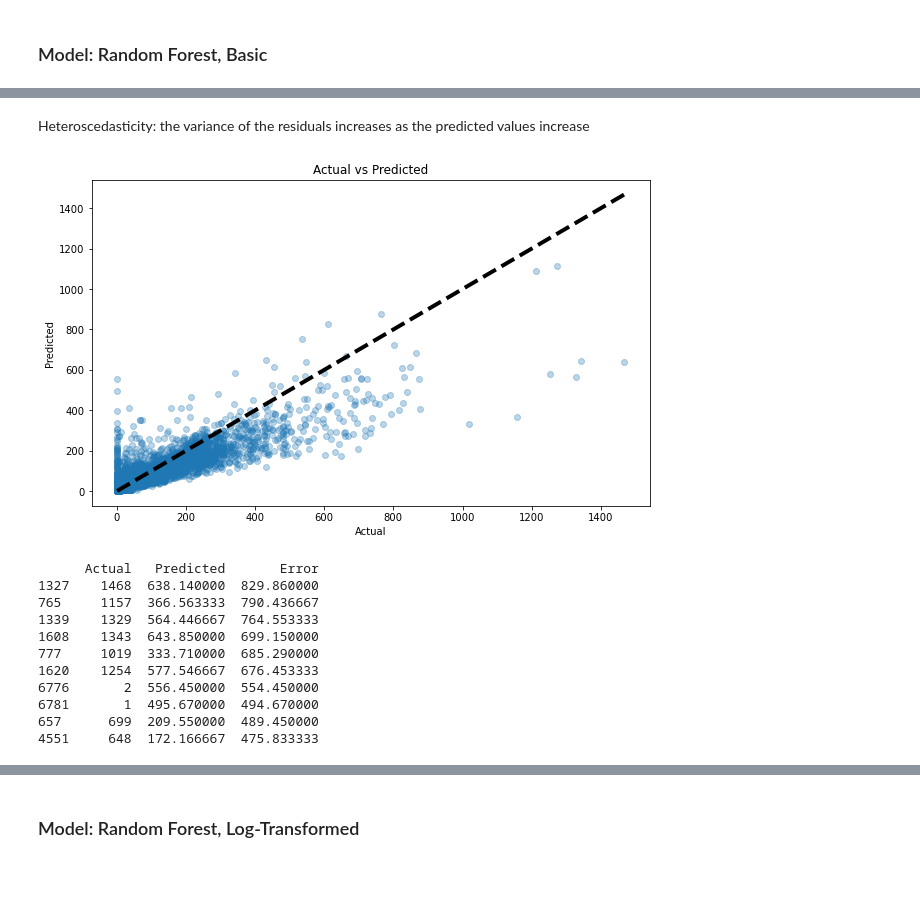
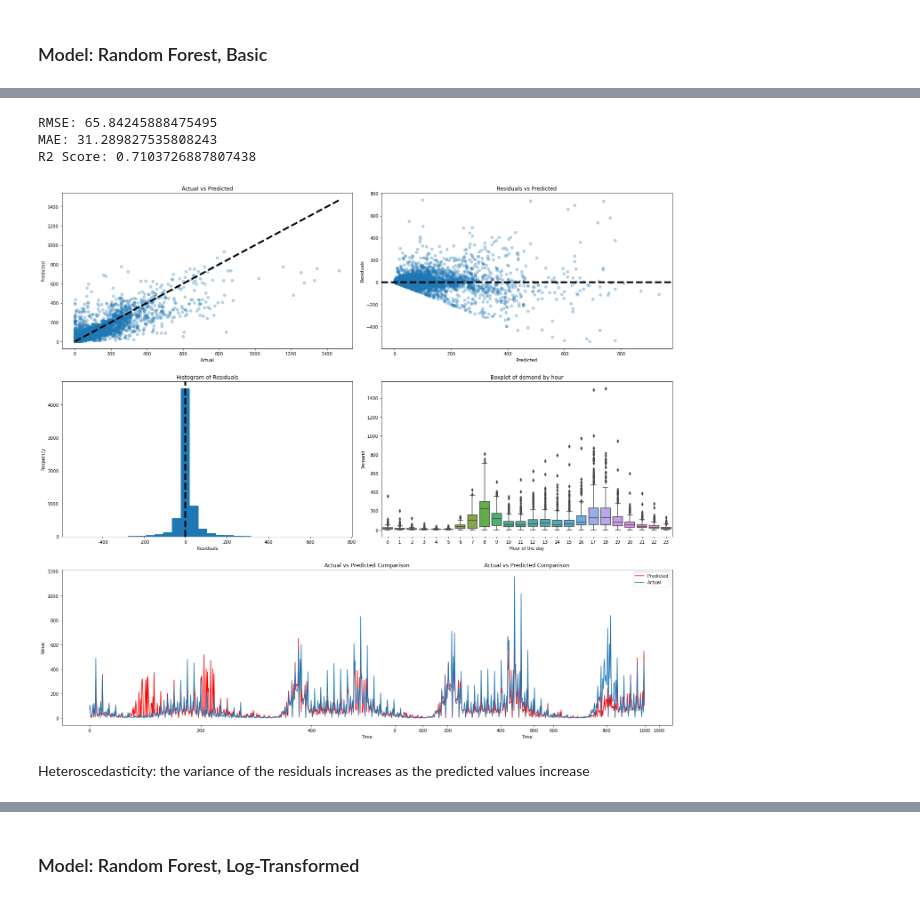
Before and after one commit to tabeaeggler/UrbanMobility, a Jupyter notebook: notebooks/05_model_random_forest.ipynb, the cells around one changed output, grey strips where cells are left out. Drawn from its saved outputs; the diff is of its cells as text; code cells hidden in the pictures; blank space fills up the shorter version.

```diff
--- a/notebooks/05_model_random_forest.ipynb
+++ b/notebooks/05_model_random_forest.ipynb
@@ -88,13 +60,2 @@ x_train.head(20)
 # %% [markdown]
 ### Model: Random Forest, Basic
-# %%
-from sklearn.ensemble import RandomForestRegressor
-
-# Initialize a Random Forest Regressor
-rf = RandomForestRegressor(n_estimators=300, random_state=42)
-
-# Fit the model on the train data
-rf.fit(x_train, y_train)
-
-# Predict on the test set
-y_pred = rf.predict(x_test)
@@ -149,0 +62,3 @@ Explained Variance Score: 0.7412481508515865
+# %%
+# fit and predict
+rf, y_pred = model.random_forest_fit_pred(x_train, y_train, x_test)
@@ -150,40 +86,18 @@ Explained Variance Score: 0.7412481508515865
+# %%
+# evaluation metrics
+rmse, mae, r2 = model.evaluation_metrics(y_test, y_pred)
+
+print('RMSE:', rmse)
+print('MAE:', mae)
+print('R2 Score:', r2)
+# %% [output]
+RMSE: 65.84245888475495
+MAE: 31.289827535808243
+R2 Score: 0.7103726887807438
+# %%
+# evaluation visualisation
+model.evaluation_vis(y_test, y_pred, train_all)
+# %% [output]
+[figure, added]
 # %% [markdown]
 Heteroscedasticity: the variance of the residuals increases as the predicted values increase
-# %%
-plt.figure(figsize=(10, 6))
-plt.scatter(y_test, y_pred, alpha=0.3)
-plt.plot([y_test.min(), y_test.max()], [y_test.min(), y_test.max()], 'k--', lw=4)
-plt.xlabel('Actual')
-plt.ylabel('Predicted')
-plt.title('Actual vs Predicted')
-plt.show()
-# %% [output]
-[figure, removed]
-# %%
-# Calculate the absolute error for each prediction
-errors = abs(y_pred - y_test)
-
-# Create a DataFrame with the actual, predicted values and errors
-df_errors = pd.DataFrame({
-    'Actual': y_test,
-    'Predicted': y_pred,
-    'Error': errors
-})
-
-# Sort the DataFrame by the error column in descending order
-df_errors_sorted = df_errors.sort_values(by='Error', ascending=False)
-
-# Display the top 10 entries with the largest errors
-print(df_errors_sorted.head(10))
-# %% [output]
-      Actual   Predicted       Error
-1327    1468  638.140000  829.860000
-765     1157  366.563333  790.436667
-1339    1329  564.446667  764.553333
-1608    1343  643.850000  699.150000
-777     1019  333.710000  685.290000
-1620    1254  577.546667  676.453333
-6776       2  556.450000  554.450000
-6781       1  495.670000  494.670000
-657      699  209.550000  489.450000
-4551     648  172.166667  475.833333
```
Also changed, not shown: parts of 35 cells of this notebook, 4 other files.
